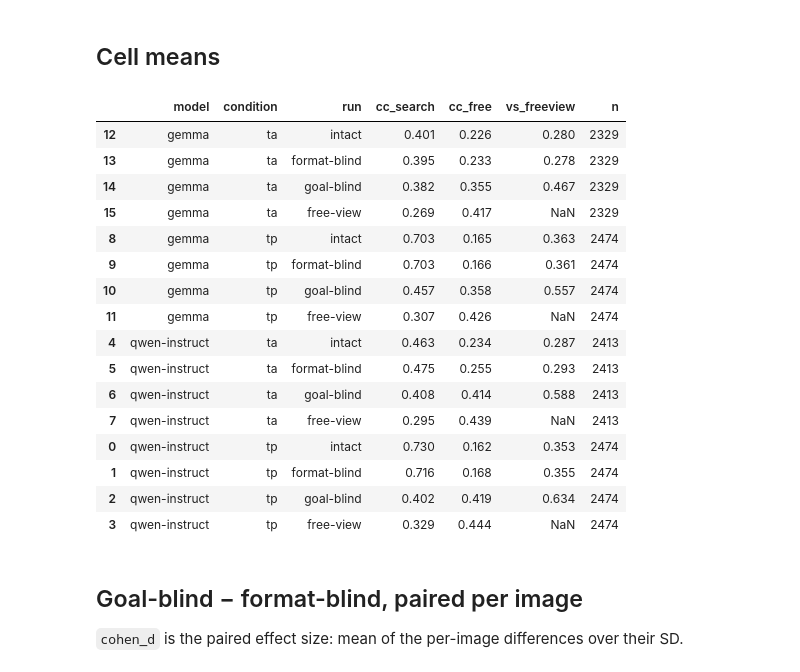
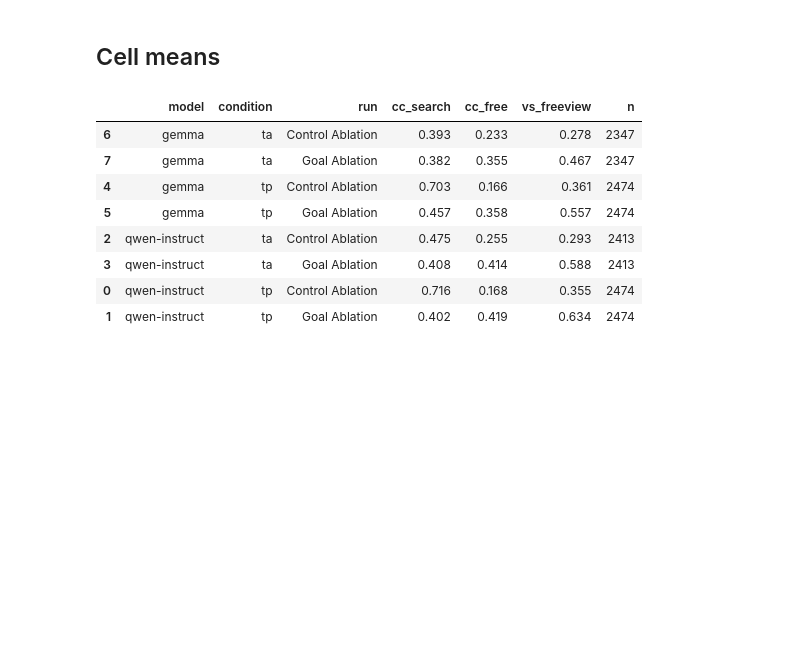
Before and after one commit to HanZhang-psych/VLM-goal-directed-attention, a Jupyter notebook: analysis/notebooks/02_goal_vs_format_ablation.ipynb, the cells around one changed output. Drawn from its saved outputs; the diff is of its cells as text; code cells hidden in the pictures; blank space fills up the shorter version.

```diff
--- a/analysis/notebooks/02_goal_vs_format_ablation.ipynb
+++ b/analysis/notebooks/02_goal_vs_format_ablation.ipynb
@@ -29,9 +27,13 @@ from scipy import stats
 ANALYSIS = pathlib.Path.cwd().parent if pathlib.Path.cwd().name == "notebooks" else pathlib.Path.cwd()
 sys.path.insert(0, str(ANALYSIS))
 from helpers import runs as R, util as U
-from helpers.util import gm  # repo-root gaze_metrics
+U.apply_figstyle()
+from helpers.util import gm
 print("data dir:", R.DATA_DIR)
 MODELS = ["qwen-instruct", "gemma"]
 CONDITIONS = ["tp", "ta"]
-RUN_ORDER = ["intact", "format-blind", "goal-blind", "free-view"]
+# display name -> ablation key in helpers.runs.ABLATIONS
+ABLATION_KEYS = {"Control Ablation": "format", "Goal Ablation": "goal"}
+ABLATION_RUNS = list(ABLATION_KEYS)
+HUMAN_MAPS = {"cc_search": "Human search", "cc_free": "Human free-view"}
 # %% [output]
@@ -39,14 +41,13 @@ data dir: /Users/hanzh/Documents/Github/VLM-gaze/analysis/data
 # %% [markdown]
 ## Runs
 # %%
-# The four runs scored per model and condition: two reference cells (notebook 01) and two ablations.
+# The runs scored per model (qwen/gemma) and condition (tp/ta): the two ablations and the free-view-prompt run
 rows = []
 for model in MODELS:
     for condition in CONDITIONS:
         rows += [
-            {"model": model, "condition": condition, "run": "intact", "ids": U.get_run_ids(model, condition, "search")},
-            {"model": model, "condition": condition, "run": "format-blind", "ids": U.get_ablation_run_ids(model, condition, "format")},
-            {"model": model, "condition": condition, "run": "goal-blind", "ids": U.get_ablation_run_ids(model, condition, "goal")},
+            *[{"model": model, "condition": condition, "run": run, "ids": U.get_ablation_run_ids(model, condition, key)}
+              for run, key in ABLATION_KEYS.items()],
             {"model": model, "condition": condition, "run": "free-view", "ids": U.get_run_ids(model, condition, "free")},
         ]
 pd.DataFrame(rows)
@@ -72,30 +69,28 @@ pd.DataFrame(rows)
 ## Per-image scores
 # %%
 def score_cell(model, condition):
-    """Per-image cc_search / cc_free / CC-with-free-view-output for the four runs of one cell."""
-    ids = {
-        "intact": U.get_run_ids(model, condition, "search"),
-        "format-blind": U.get_ablation_run_ids(model, condition, "format"),
-        "goal-blind": U.get_ablation_run_ids(model, condition, "goal"),
-        "free-view": U.get_run_ids(model, condition, "free"),
-    }
-    maps = {run: U.density_maps_from_points(U.load_fixations(run_ids, mode="vlm"), mode="vlm")
-            for run, run_ids in ids.items()}
-    human = U.load_fixations(ids["intact"], mode="human")
+    """Per-image cc_search / cc_free / CC-with-free-view for the two ablated runs."""
+    ablated = {run: U.density_maps_from_points(
+                   U.load_fixations(U.get_ablation_run_ids(model, condition, key), mode="vlm"), mode="vlm")
+               for run, key in ABLATION_KEYS.items()}
+    freeview_ids = U.get_run_ids(model, condition, "free")
+    freeview = U.density_maps_from_points(U.load_fixations(freeview_ids, mode="vlm"), mode="vlm")
+    human = U.load_fixations(freeview_ids, mode="human")
     human_search = U.density_maps_from_points(human, mode="human", goal="search")
     human_free = U.density_maps_from_points(human, mode="human", goal="free")
 
-    # images present in every run and in both human maps
-    keys = sorted(set.intersection(*[set(m) for m in maps.values()]) & set(human_search) & set(human_free))
+    # images present in both ablations, the free-view run and both human maps
+    keys = sorted(set.intersection(*[set(m) for m in ablated.values()]) & set(freeview)
+                  & set(human_search) & set(human_free))
     records = []
     for key in keys:
-        for run in RUN_ORDER:
-            m = maps[run][key]
+        for run in ABLATION_RUNS:
+            m = ablated[run][key]
             records.append({
                 "model": model, "condition": condition, "run": run, "task": key[0], "name": key[1],
                 "cc_search": gm.cc(m, human_search[key]),
                 "cc_free": gm.cc(m, human_free[key]),
-                "vs_freeview": np.nan if run == "free-view" else gm.cc(m, maps["free-view"][key]),
+                "vs_freeview": gm.cc(m, freeview[key]),
             })
     print(f"{model} {condition}: {len(keys)} images")
     return pd.DataFrame(records)
@@ -120,33 +115,21 @@ gemma ta: 2329 images
 # %%
 METRICS = ["cc_search", "cc_free", "vs_freeview"]
 
 cell_means = (
     scores.groupby(["model", "condition", "run"], sort=False)[METRICS]
     .mean()
     .join(scores.groupby(["model", "condition", "run"], sort=False).size().rename("n"))
     .reset_index()
 )
-cell_means["run"] = pd.Categorical(cell_means["run"], RUN_ORDER)
+cell_means["run"] = pd.Categorical(cell_means["run"], ABLATION_RUNS)
 cell_means.sort_values(["model", "condition", "run"]).round(3)
 # %% [output]
 |  | model | condition | run | cc_search | cc_free | vs_freeview | n |
-| 12 | gemma | ta | intact | 0.401 | 0.226 | 0.280 | 2329 |
-| 13 | gemma | ta | format-blind | 0.395 | 0.233 | 0.278 | 2329 |
-| 14 | gemma | ta | goal-blind | 0.382 | 0.355 | 0.467 | 2329 |
-| 15 | gemma | ta | free-view | 0.269 | 0.417 | NaN | 2329 |
-| 8 | gemma | tp | intact | 0.703 | 0.165 | 0.363 | 2474 |
-| 9 | gemma | tp | format-blind | 0.703 | 0.166 | 0.361 | 2474 |
-| 10 | gemma | tp | goal-blind | 0.457 | 0.358 | 0.557 | 2474 |
-| 11 | gemma | tp | free-view | 0.307 | 0.426 | NaN | 2474 |
-| 4 | qwen-instruct | ta | intact | 0.463 | 0.234 | 0.287 | 2413 |
-| 5 | qwen-instruct | ta | format-blind | 0.475 | 0.255 | 0.293 | 2413 |
-| 6 | qwen-instruct | ta | goal-blind | 0.408 | 0.414 | 0.588 | 2413 |
-| 7 | qwen-instruct | ta | free-view | 0.295 | 0.439 | NaN | 2413 |
-| 0 | qwen-instruct | tp | intact | 0.730 | 0.162 | 0.353 | 2474 |
-| 1 | qwen-instruct | tp | format-blind | 0.716 | 0.168 | 0.355 | 2474 |
-| 2 | qwen-instruct | tp | goal-blind | 0.402 | 0.419 | 0.634 | 2474 |
-| 3 | qwen-instruct | tp | free-view | 0.329 | 0.444 | NaN | 2474 |
+| 6 | gemma | ta | Control Ablation | 0.393 | 0.233 | 0.278 | 2347 |
+| 7 | gemma | ta | Goal Ablation | 0.382 | 0.355 | 0.467 | 2347 |
+| 4 | gemma | tp | Control Ablation | 0.703 | 0.166 | 0.361 | 2474 |
+| 5 | gemma | tp | Goal Ablation | 0.457 | 0.358 | 0.557 | 2474 |
+| 2 | qwen-instruct | ta | Control Ablation | 0.475 | 0.255 | 0.293 | 2413 |
+| 3 | qwen-instruct | ta | Goal Ablation | 0.408 | 0.414 | 0.588 | 2413 |
+| 0 | qwen-instruct | tp | Control Ablation | 0.716 | 0.168 | 0.355 | 2474 |
+| 1 | qwen-instruct | tp | Goal Ablation | 0.402 | 0.419 | 0.634 | 2474 |
-# %% [markdown]
-## Goal-blind − format-blind, paired per image
-
-`cohen_d` is the paired effect size: mean of the per-image differences over their SD.
```
Also changed, not shown: parts of 12 cells of this notebook, 3 other files.
